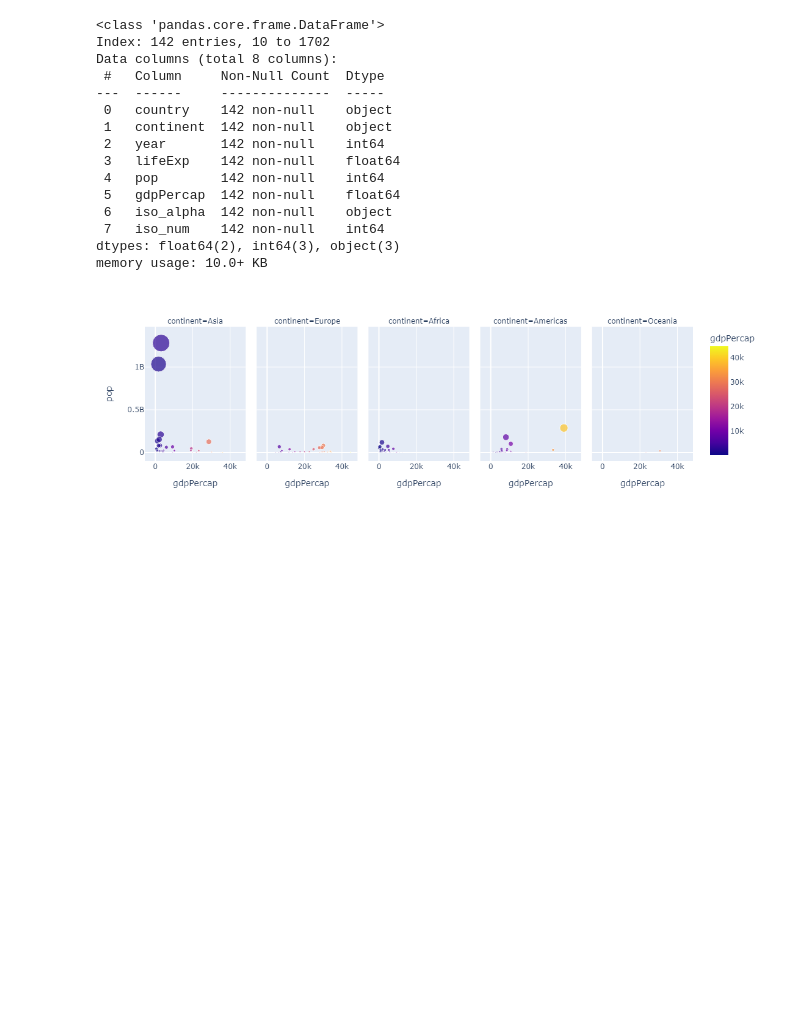
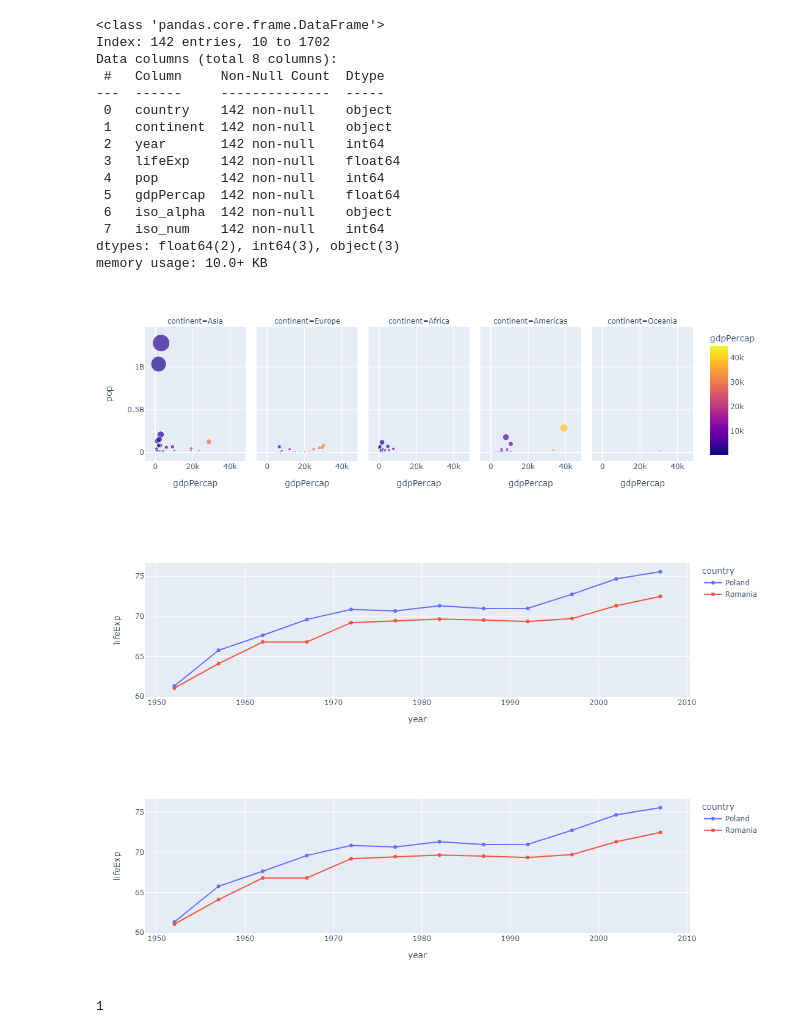
Before and after one commit to KacperStypaniak/my_note, a Jupyter notebook: plotly_test.ipynb, the cells around one changed output. Saved outputs shown, nothing was run; the diff lists cells and outputs as text; code cells hidden in the pictures; blank space fills up the shorter version.

Commit message:
plotly_hovering_lines

```diff
--- a/plotly_test.ipynb
+++ b/plotly_test.ipynb
@@ -64,3 +64,35 @@ Data columns (total 8 columns):
 dtypes: float64(2), int64(3), object(3)
 memory usage: 10.0+ KB
 [figure]
+# %%
+import plotly.express as px
+import pandas as pd
+import numpy as np
+
+df = px.data.gapminder()
+
+
+pl_ro = df[df.country.isin(['Poland','Romania'])]
+pl_ro
+
+
+fig = px.line(pl_ro,x = 'year',y= 'lifeExp' , color = 'country', markers = True)
+fig.update_traces(mode="markers+lines", hovertemplate=None)
+fig.update_layout(hovermode="x")
+
+fig.show()
+
+fig1 = px.line(pl_ro,x = 'year',y= 'lifeExp' , color = 'country', markers = True)
+fig1.update_traces(mode="markers+lines", hovertemplate=None)
+fig1.update_layout(hovermode="x unified")
+
+fig1.show()
+# %% [output]
+[figure, added]
+[figure, added]
+# %%
+dict = {1 : 'kawa', 2 : 'papierosy', 3 : 'wóda'}
+
+list(dict.keys())[list(dict.values()).index('kawa')]
+# %% [output]
+1
```
